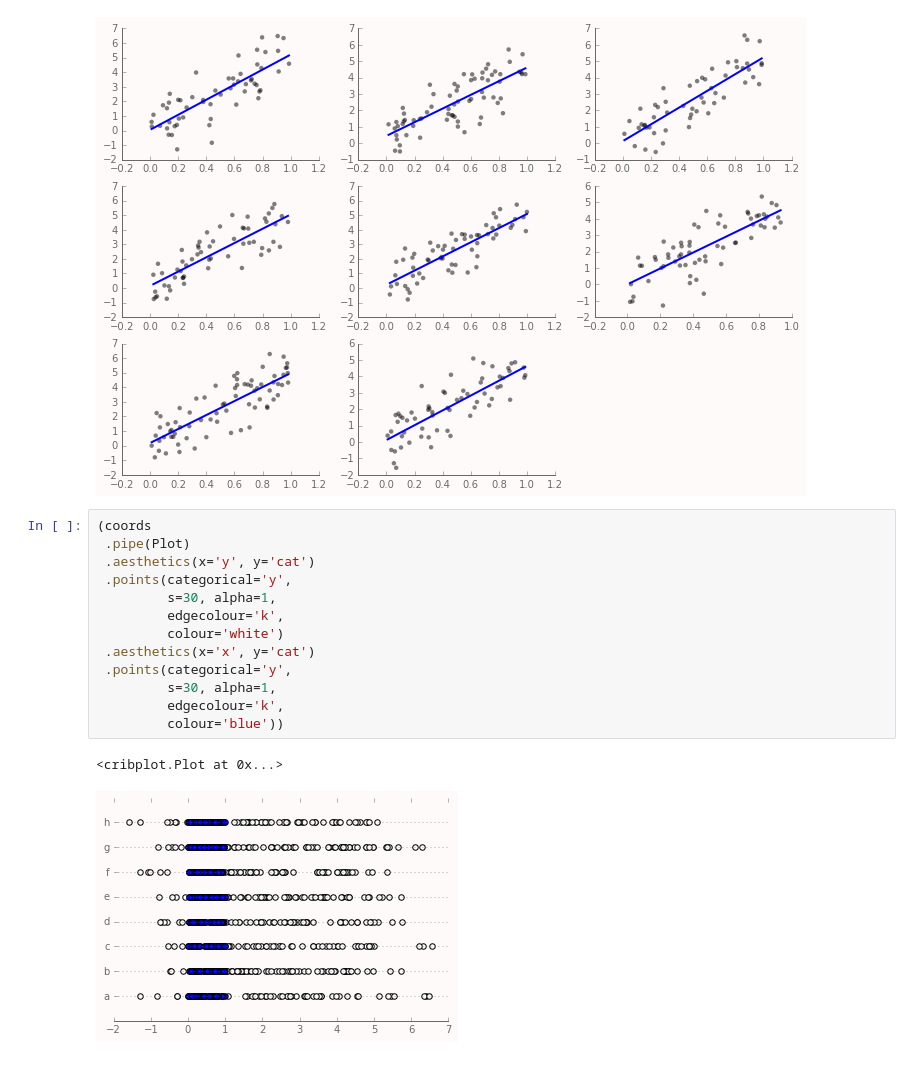
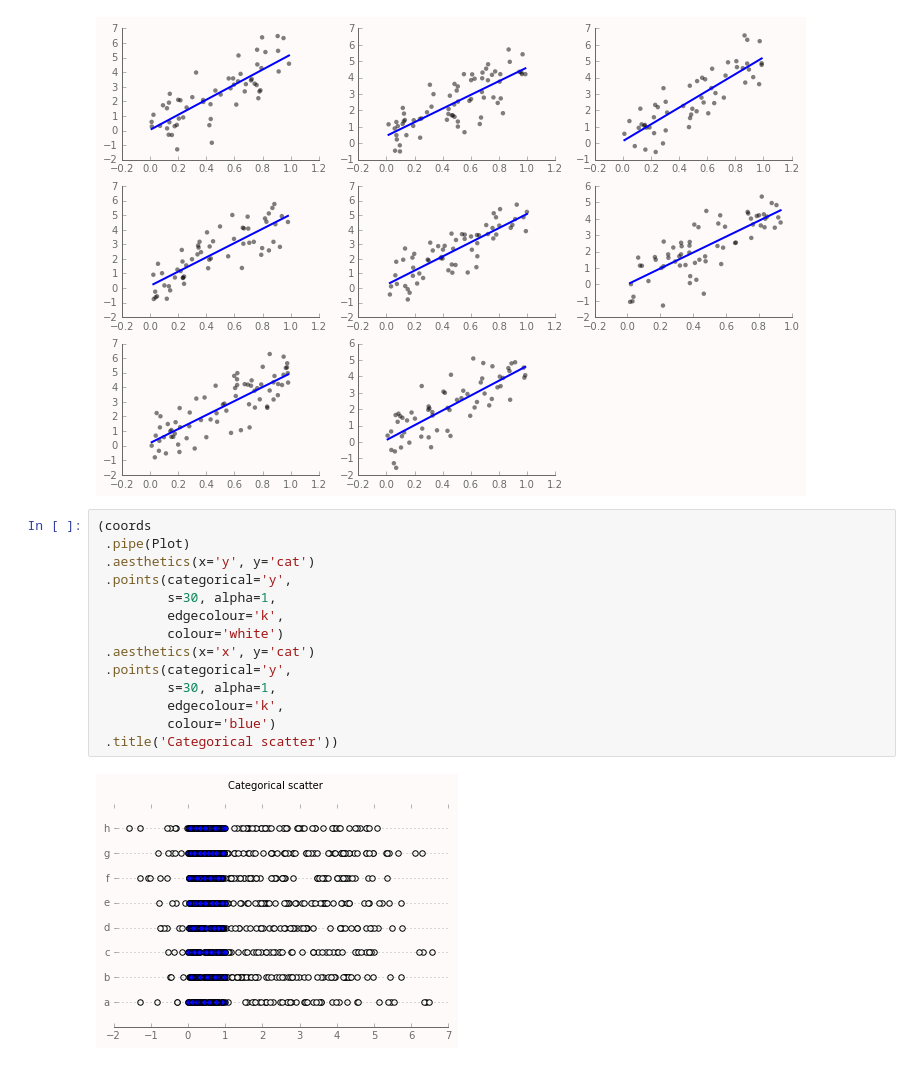
Before and after one commit to Torvaney/matplotcrib, a Jupyter notebook: package demo.ipynb, the cells around one changed output. Cells and saved outputs as stored; diff of their text form.

```diff
--- a/package demo.ipynb
+++ b/package demo.ipynb
@@ -41,16 +41,16 @@ p = (coords
 # %%
 (coords
  .pipe(Plot)
  .aesthetics(x='y', y='cat')
  .points(categorical='y',
          s=30, alpha=1,
          edgecolour='k',
          colour='white')
  .aesthetics(x='x', y='cat')
  .points(categorical='y',
          s=30, alpha=1,
          edgecolour='k',
-         colour='blue'))
+         colour='blue')
+ .title('Categorical scatter'))
 # %% [output]
-<cribplot.Plot at 0x...>
-[figure, old version]
+[figure, new version]
```
Also changed, not shown: 1 other file.
